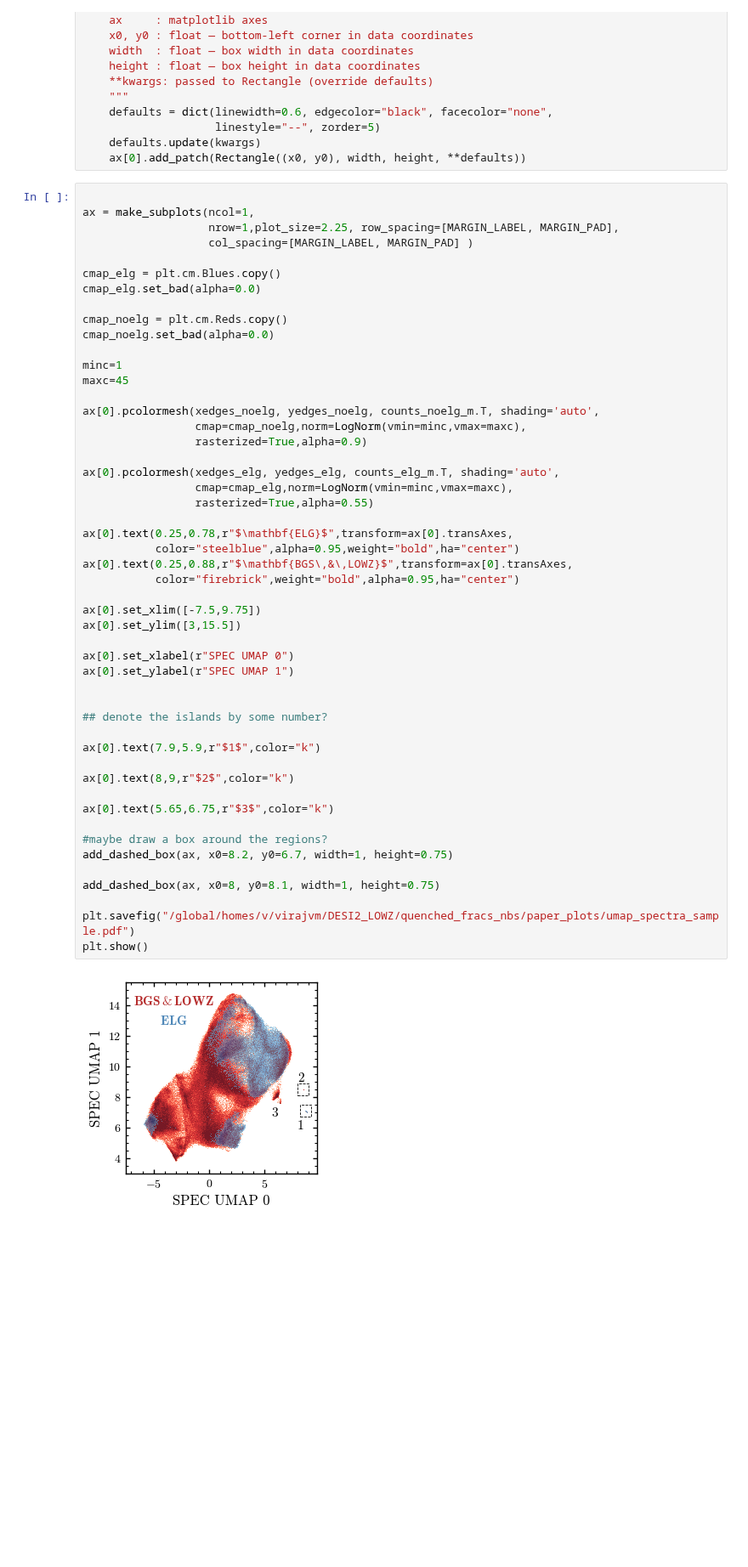
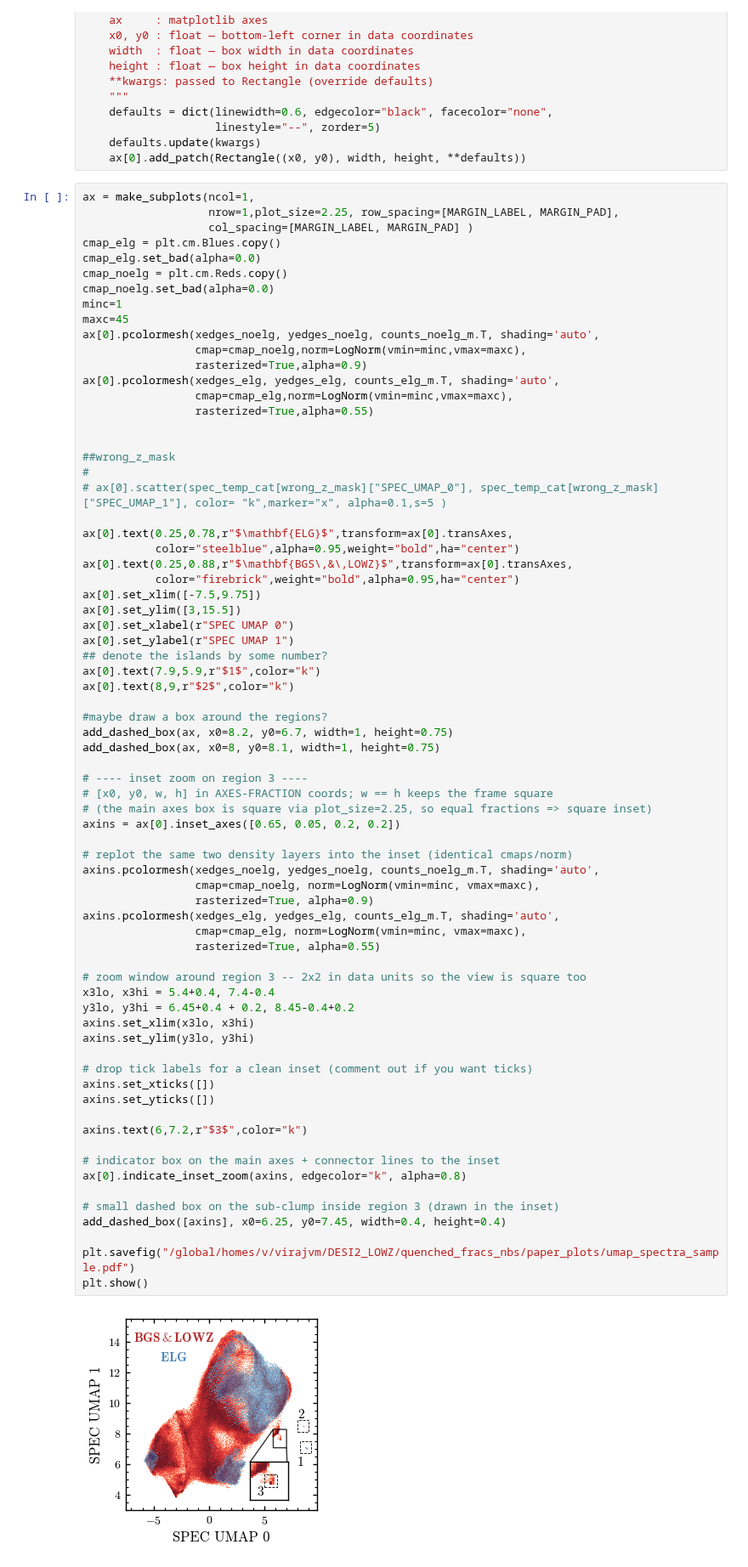
Before and after one commit to virajvman/desi_dwarfs, a Jupyter notebook: notebooks/catalog_paper/spectra_nnmf_explore.ipynb, the cells around one changed output. Shown at 85% size. Saved outputs shown, nothing was run; the diff lists cells and outputs as text; blank space fills up the shorter version.

Commit message:
plot updates

```diff
--- a/notebooks/catalog_paper/spectra_nnmf_explore.ipynb
+++ b/notebooks/catalog_paper/spectra_nnmf_explore.ipynb
@@ -666,54 +673,75 @@ def add_dashed_box(ax, x0, y0, width, height, **kwargs):
     defaults.update(kwargs)
     ax[0].add_patch(Rectangle((x0, y0), width, height, **defaults))
 # %%
-
 ax = make_subplots(ncol=1,
                    nrow=1,plot_size=2.25, row_spacing=[MARGIN_LABEL, MARGIN_PAD],
                    col_spacing=[MARGIN_LABEL, MARGIN_PAD] )
-
 cmap_elg = plt.cm.Blues.copy()
 cmap_elg.set_bad(alpha=0.0)
-
 cmap_noelg = plt.cm.Reds.copy()
 cmap_noelg.set_bad(alpha=0.0)
-
 minc=1
 maxc=45
-
 ax[0].pcolormesh(xedges_noelg, yedges_noelg, counts_noelg_m.T, shading='auto',
                  cmap=cmap_noelg,norm=LogNorm(vmin=minc,vmax=maxc),
                  rasterized=True,alpha=0.9)
-
 ax[0].pcolormesh(xedges_elg, yedges_elg, counts_elg_m.T, shading='auto',
                  cmap=cmap_elg,norm=LogNorm(vmin=minc,vmax=maxc),
                  rasterized=True,alpha=0.55)
+
+
+##wrong_z_mask
+#
+# ax[0].scatter(spec_temp_cat[wrong_z_mask]["SPEC_UMAP_0"], spec_temp_cat[wrong_z_mask]["SPEC_UMAP_1"], color= "k",marker="x", alpha=0.1,s=5 )
 
 ax[0].text(0.25,0.78,r"$\mathbf{ELG}$",transform=ax[0].transAxes,
            color="steelblue",alpha=0.95,weight="bold",ha="center")
 ax[0].text(0.25,0.88,r"$\mathbf{BGS\,&\,LOWZ}$",transform=ax[0].transAxes,
            color="firebrick",weight="bold",alpha=0.95,ha="center")
-
 ax[0].set_xlim([-7.5,9.75])
 ax[0].set_ylim([3,15.5])
-
 ax[0].set_xlabel(r"SPEC UMAP 0")
 ax[0].set_ylabel(r"SPEC UMAP 1")
-
-
 ## denote the islands by some number?
-
 ax[0].text(7.9,5.9,r"$1$",color="k")
-
 ax[0].text(8,9,r"$2$",color="k")
-
-ax[0].text(5.65,6.75,r"$3$",color="k")
 
 #maybe draw a box around the regions?
 add_dashed_box(ax, x0=8.2, y0=6.7, width=1, height=0.75)
+add_dashed_box(ax, x0=8, y0=8.1, width=1, height=0.75)
 
-add_dashed_box(ax, x0=8, y0=8.1, width=1, height=0.75)
+# ---- inset zoom on region 3 ----
+# [x0, y0, w, h] in AXES-FRACTION coords; w == h keeps the frame square
+# (the main axes box is square via plot_size=2.25, so equal fractions => square inset)
+axins = ax[0].inset_axes([0.65, 0.05, 0.2, 0.2])
+
+# replot the same two density layers into the inset (identical cmaps/norm)
+axins.pcolormesh(xedges_noelg, yedges_noelg, counts_noelg_m.T, shading='auto',
+                 cmap=cmap_noelg, norm=LogNorm(vmin=minc, vmax=maxc),
+                 rasterized=True, alpha=0.9)
+axins.pcolormesh(xedges_elg, yedges_elg, counts_elg_m.T, shading='auto',
+                 cmap=cmap_elg, norm=LogNorm(vmin=minc, vmax=maxc),
+                 rasterized=True, alpha=0.55)
+
+# zoom window around region 3 -- 2x2 in data units so the view is square too
+x3lo, x3hi = 5.4+0.4, 7.4-0.4
+y3lo, y3hi = 6.45+0.4 + 0.2, 8.45-0.4+0.2
+axins.set_xlim(x3lo, x3hi)
+axins.set_ylim(y3lo, y3hi)
+
+# drop tick labels for a clean inset (comment out if you want ticks)
+axins.set_xticks([])
+axins.set_yticks([])
+
+axins.text(6,7.2,r"$3$",color="k")
+
+# indicator box on the main axes + connector lines to the inset
+ax[0].indicate_inset_zoom(axins, edgecolor="k", alpha=0.8)
+
+# small dashed box on the sub-clump inside region 3 (drawn in the inset)
+add_dashed_box([axins], x0=6.25, y0=7.45, width=0.4, height=0.4)
 
 plt.savefig("/global/homes/v/virajvm/DESI2_LOWZ/quenched_fracs_nbs/paper_plots/umap_spectra_sample.pdf")
 plt.show()
 # %% [output]
-[figure, old version]
+[figure, new version]
```
Also changed, not shown: parts of 8 cells of this notebook, 1 other file.
